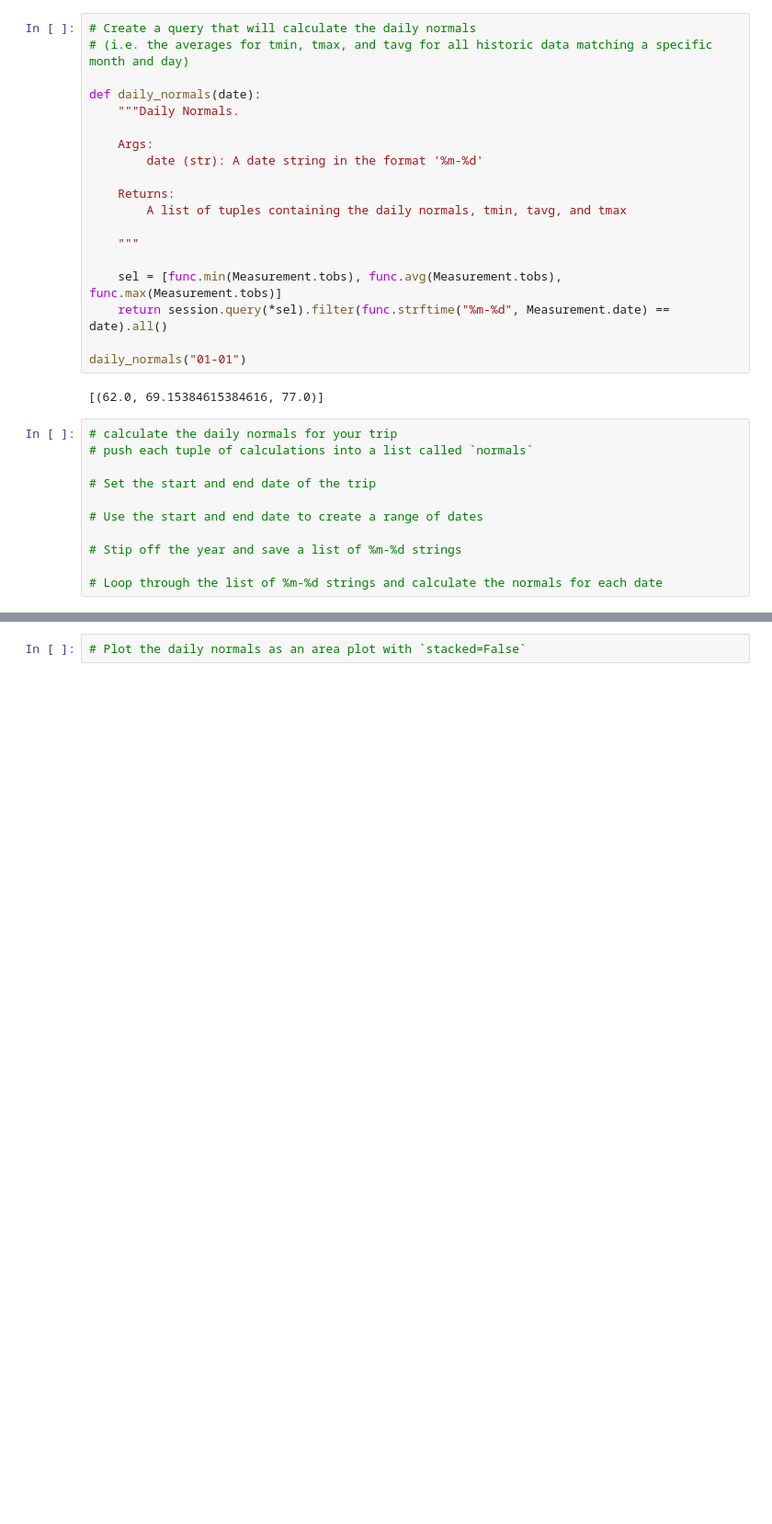
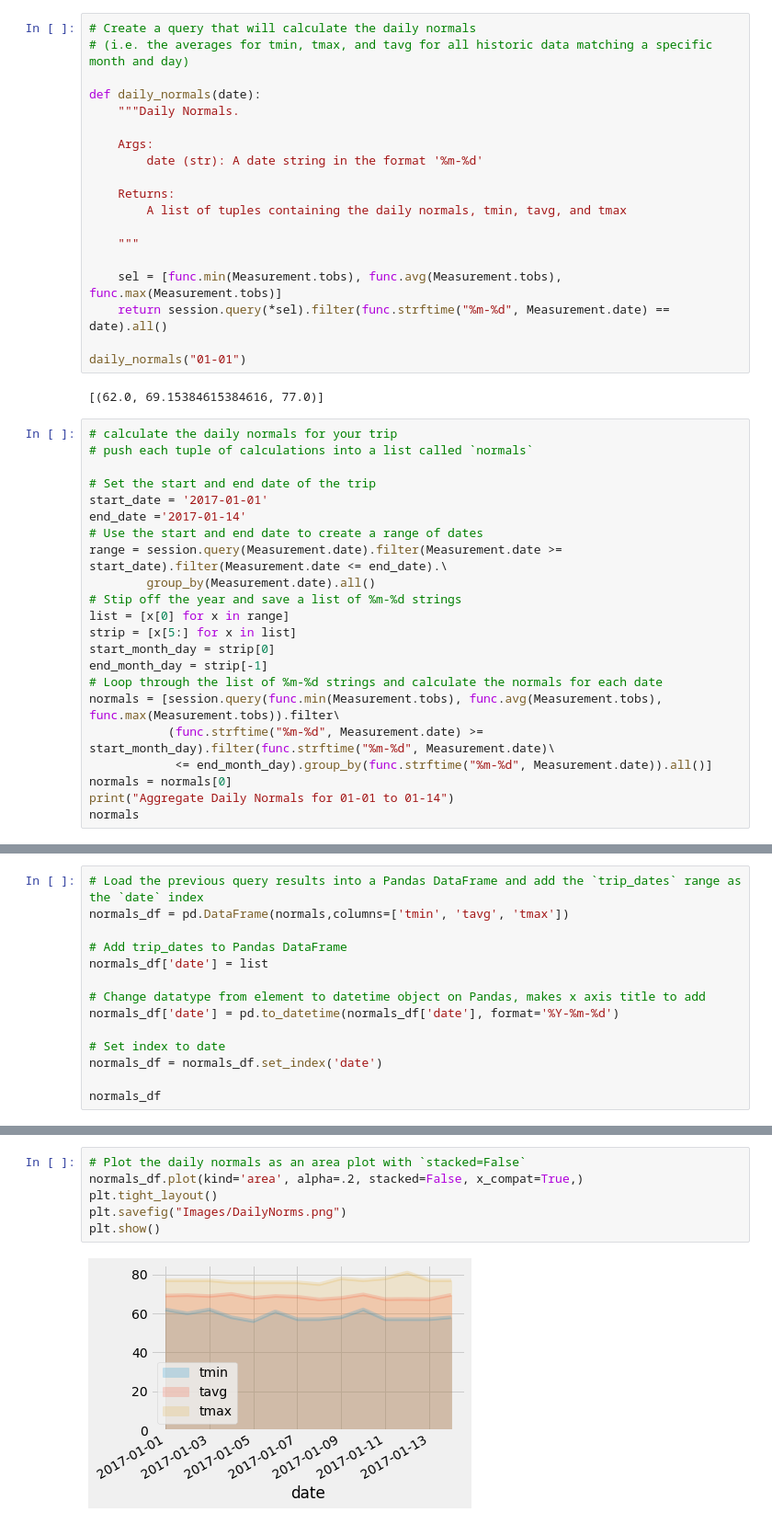
Before and after one commit to EJohnson7/SQLchemy, a Jupyter notebook: climate_starter.ipynb, the cells around one changed output, grey strips where cells are left out. Shown at 92% size. Drawn from its saved outputs; the diff is of its cells as text; blank space fills up the shorter version.

```diff
--- a/climate_starter.ipynb
+++ b/climate_starter.ipynb
@@ -252,9 +231,20 @@ daily_normals("01-01")
 # push each tuple of calculations into a list called `normals`
 
 # Set the start and end date of the trip
-
+start_date = '2017-01-01'
+end_date ='2017-01-14'
 # Use the start and end date to create a range of dates
-
+range = session.query(Measurement.date).filter(Measurement.date >= start_date).filter(Measurement.date <= end_date).\
+        group_by(Measurement.date).all()
 # Stip off the year and save a list of %m-%d strings
-
+list = [x[0] for x in range]
+strip = [x[5:] for x in list]
+start_month_day = strip[0]
+end_month_day = strip[-1]
 # Loop through the list of %m-%d strings and calculate the normals for each date
+normals = [session.query(func.min(Measurement.tobs), func.avg(Measurement.tobs), func.max(Measurement.tobs)).filter\
+           (func.strftime("%m-%d", Measurement.date) >= start_month_day).filter(func.strftime("%m-%d", Measurement.date)\
+            <= end_month_day).group_by(func.strftime("%m-%d", Measurement.date)).all()]
+normals = normals[0]
+print("Aggregate Daily Normals for 01-01 to 01-14")
+normals
@@ -262,0 +267,14 @@ daily_normals("01-01")
+# %%
+# Load the previous query results into a Pandas DataFrame and add the `trip_dates` range as the `date` index
+normals_df = pd.DataFrame(normals,columns=['tmin', 'tavg', 'tmax'])
+
+# Add trip_dates to Pandas DataFrame
+normals_df['date'] = list
+
+# Change datatype from element to datetime object on Pandas, makes x axis title to add
+normals_df['date'] = pd.to_datetime(normals_df['date'], format='%Y-%m-%d')
+
+# Set index to date
+normals_df = normals_df.set_index('date')
+
+normals_df
@@ -263,2 +298,8 @@ daily_normals("01-01")
 # %%
 # Plot the daily normals as an area plot with `stacked=False`
+normals_df.plot(kind='area', alpha=.2, stacked=False, x_compat=True,)
+plt.tight_layout()
+plt.savefig("Images/DailyNorms.png")
+plt.show()
+# %% [output]
+[figure, added]
```
Also changed, not shown: parts of 17 cells of this notebook, 13 other files.
